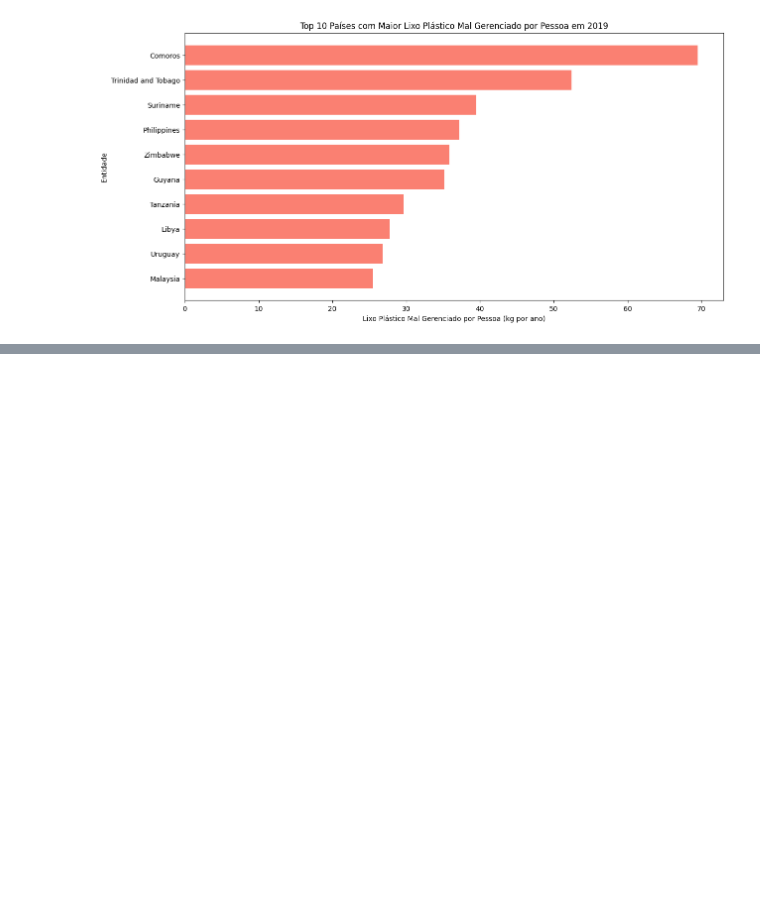
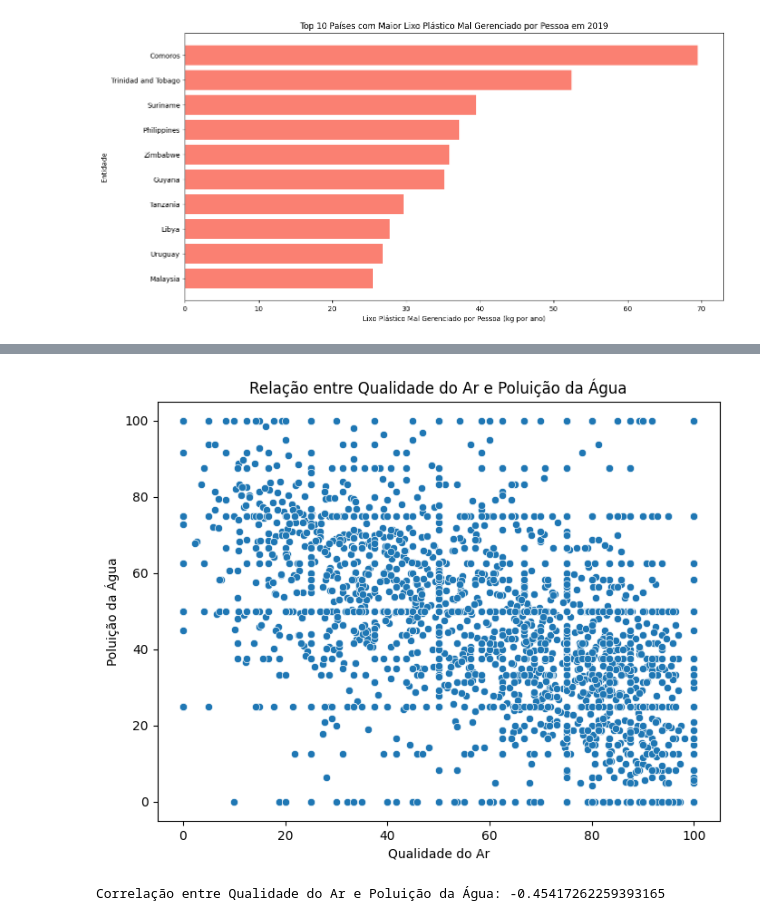
Before and after one commit to patinaomi/global-solutions, a Jupyter notebook: AI & Chatbot/producao_plastico.ipynb, the cells around one changed output, grey strips where cells are left out. Saved outputs shown, nothing was run; the diff lists cells and outputs as text; code cells hidden in the pictures; blank space fills up the shorter version.

```diff
--- a/AI & Chatbot/producao_plastico.ipynb
+++ b/AI & Chatbot/producao_plastico.ipynb
@@ -427,0 +375,16 @@ Observamos que não há entidades comuns entre todos os conjuntos de dados, o qu
+# %%
+# Scatter plot para explorar a relação entre Qualidade do Ar e Poluição da Água
+plt.figure(figsize=(8, 6))
+sns.scatterplot(data=df_poluicao_agua_ar, x='Qualidade do Ar', y='Poluição da Água')
+plt.title('Relação entre Qualidade do Ar e Poluição da Água')
+plt.xlabel('Qualidade do Ar')
+plt.ylabel('Poluição da Água')
+plt.show()
+# %% [output]
+[figure, added]
+# %%
+# Calcular e imprimir a correlação
+correlation = df_poluicao_agua_ar['Qualidade do Ar'].corr(df_poluicao_agua_ar['Poluição da Água'])
+print("Correlação entre Qualidade do Ar e Poluição da Água:", correlation)
+# %% [output]
+Correlação entre Qualidade do Ar e Poluição da Água: -0.45417262259393165
```
Also changed, not shown: parts of 89 cells of this notebook, 8 other files.
